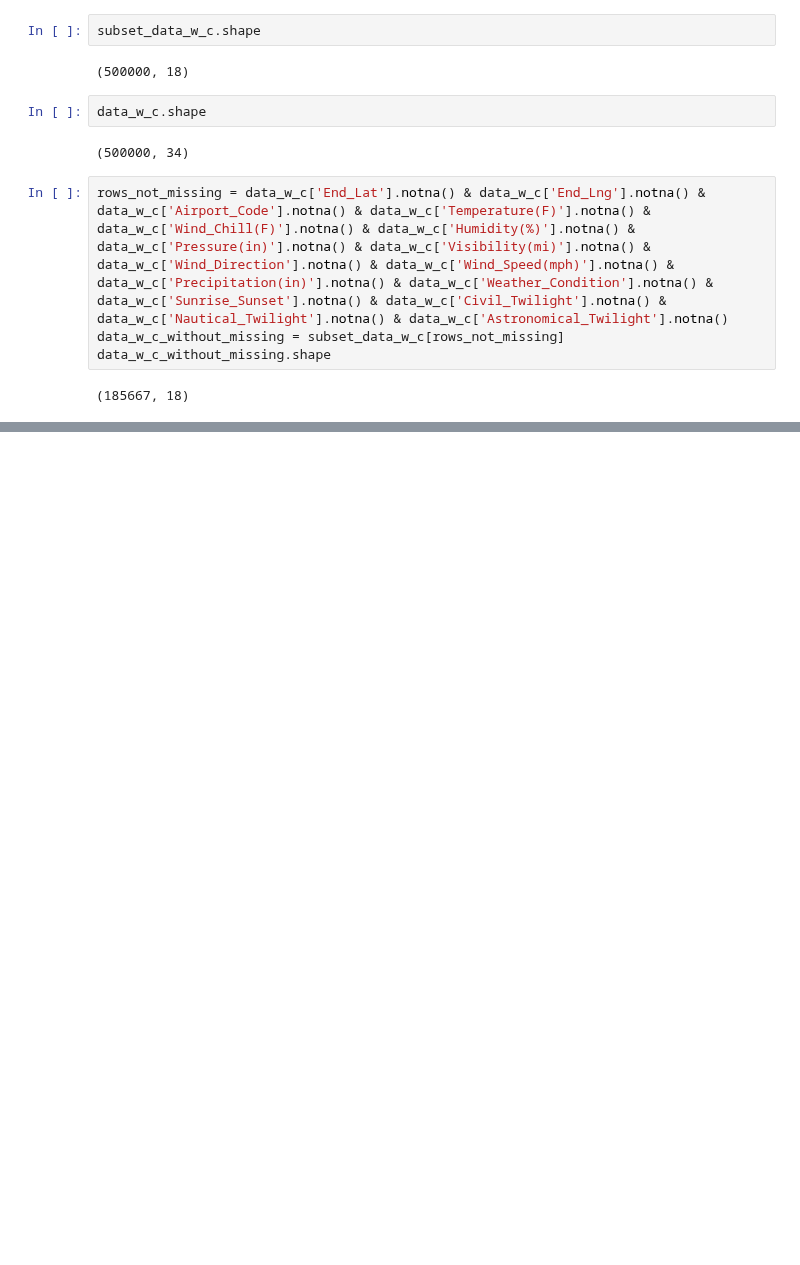
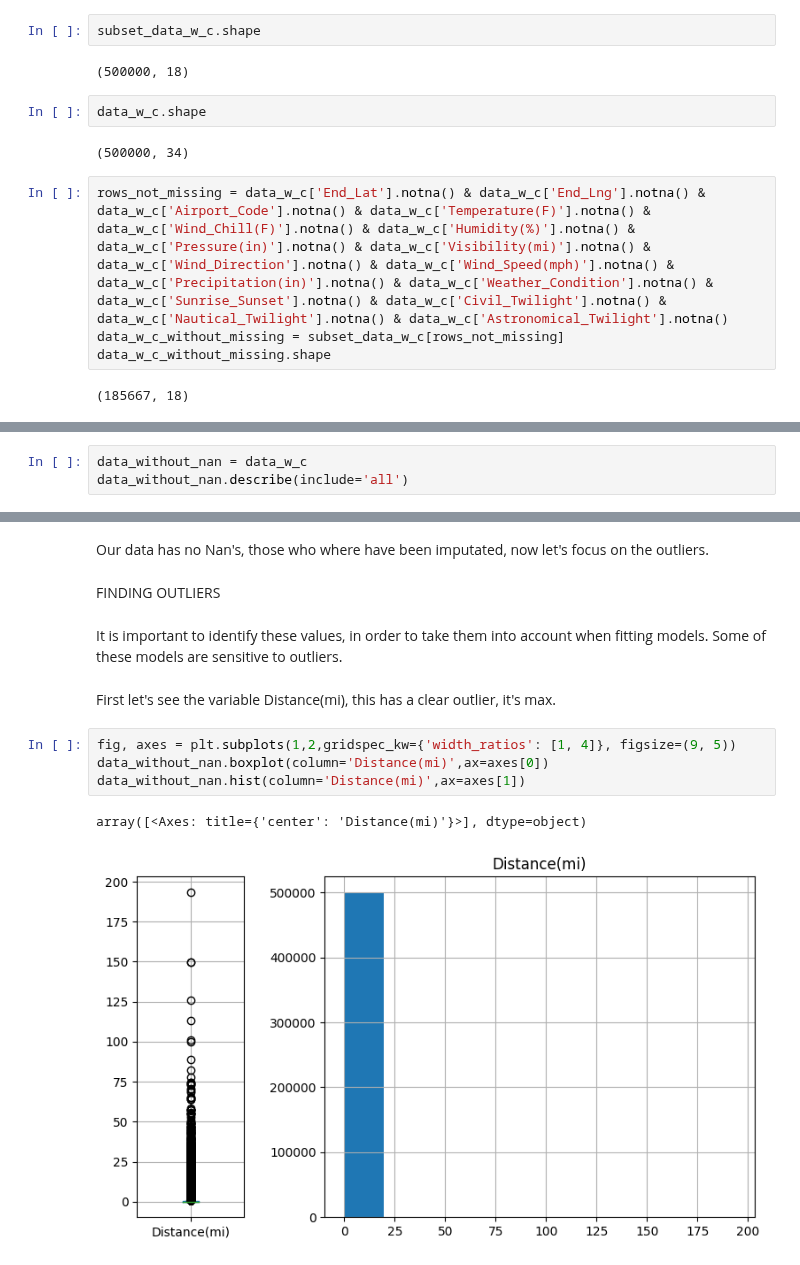
Before and after one commit to pol-resina/US-Accidents, a Jupyter notebook: notebooks/data_visualisation.ipynb, the cells around one changed output, grey strips where cells are left out. Saved outputs shown, nothing was run; the diff lists cells and outputs as text; blank space fills up the shorter version.

```diff
--- a/notebooks/data_visualisation.ipynb
+++ b/notebooks/data_visualisation.ipynb
@@ -304,0 +326,3 @@ plt.show()
+# %%
+data_without_nan = data_w_c
+data_without_nan.describe(include='all')
@@ -304,0 +343,15 @@ plt.show()
+# %% [markdown]
+Our data has no Nan's, those who where have been imputated, now let's focus on the outliers.
+# %% [markdown]
+FINDING OUTLIERS
+# %% [markdown]
+It is important to identify these values, in order to take them into account when fitting models. Some of these models are sensitive to outliers.
+# %% [markdown]
+First let's see the variable Distance(mi), this has a clear outlier, it's max.
+# %%
+fig, axes = plt.subplots(1,2,gridspec_kw={'width_ratios': [1, 4]}, figsize=(9, 5))
+data_without_nan.boxplot(column='Distance(mi)',ax=axes[0])
+data_without_nan.hist(column='Distance(mi)',ax=axes[1])
+# %% [output]
+array([<Axes: title={'center': 'Distance(mi)'}>], dtype=object)
+[figure, added]
```
Also changed, not shown: parts of 53 cells of this notebook.
